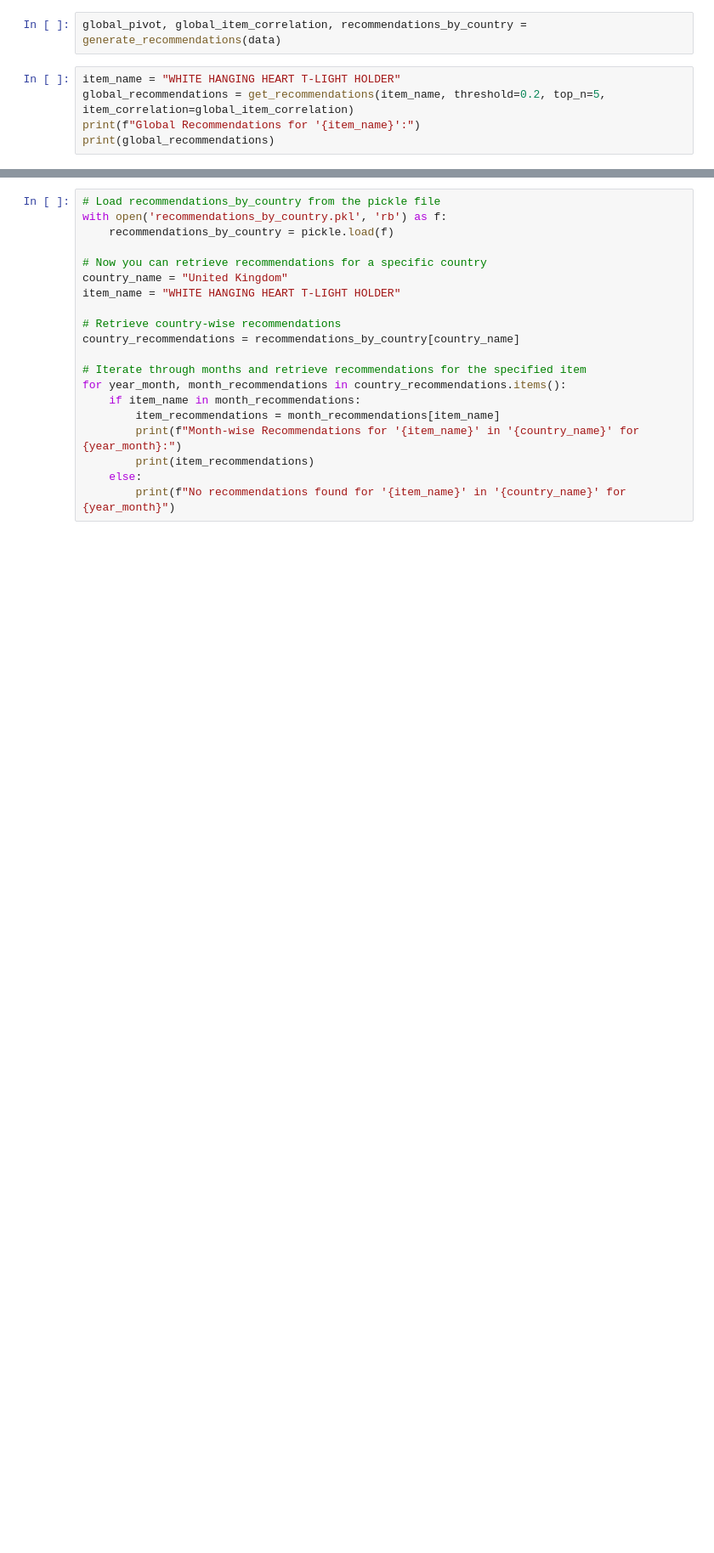
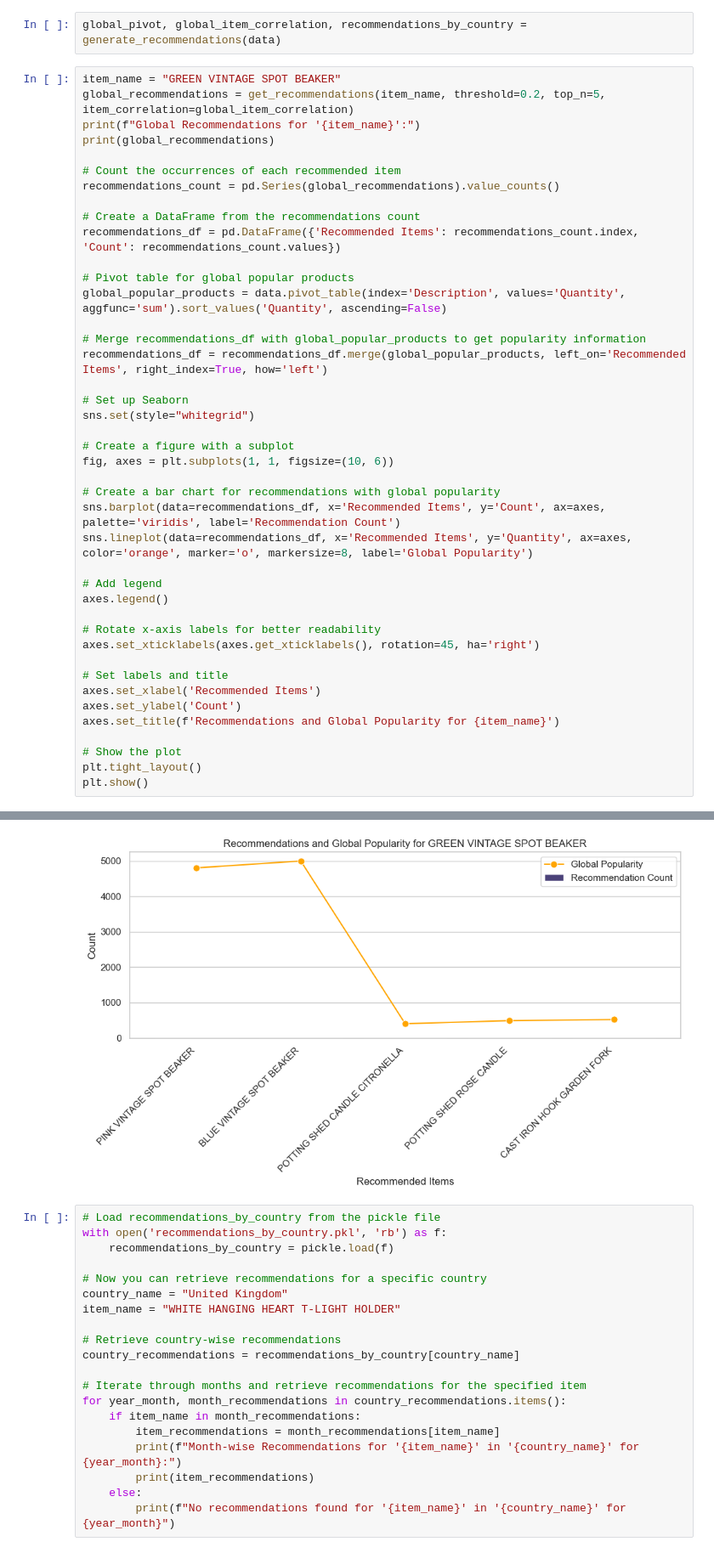
Before and after one commit to naveenkkkk/product-recommendation-model, a Jupyter notebook: maincode.ipynb, the cells around one changed output, grey strips where cells are left out. Shown: that part at 85% size. Cells and saved outputs as stored; diff of their text form; blank space fills up the shorter version.

```diff
--- a/maincode.ipynb
+++ b/maincode.ipynb
@@ -81,8 +160,45 @@ global_pivot
 # %%
 global_pivot, global_item_correlation, recommendations_by_country = generate_recommendations(data)
 # %%
-item_name = "WHITE HANGING HEART T-LIGHT HOLDER"
+item_name = "GREEN VINTAGE SPOT BEAKER"
 global_recommendations = get_recommendations(item_name, threshold=0.2, top_n=5, item_correlation=global_item_correlation)
 print(f"Global Recommendations for '{item_name}':")
 print(global_recommendations)
+
+# Count the occurrences of each recommended item
+recommendations_count = pd.Series(global_recommendations).value_counts()
+
+# Create a DataFrame from the recommendations count
+recommendations_df = pd.DataFrame({'Recommended Items': recommendations_count.index, 'Count': recommendations_count.values})
+
+# Pivot table for global popular products
+global_popular_products = data.pivot_table(index='Description', values='Quantity', aggfunc='sum').sort_values('Quantity', ascending=False)
+
+# Merge recommendations_df with global_popular_products to get popularity information
+recommendations_df = recommendations_df.merge(global_popular_products, left_on='Recommended Items', right_index=True, how='left')
+
+# Set up Seaborn
+sns.set(style="whitegrid")
+
+# Create a figure with a subplot
+fig, axes = plt.subplots(1, 1, figsize=(10, 6))
+
+# Create a bar chart for recommendations with global popularity
+sns.barplot(data=recommendations_df, x='Recommended Items', y='Count', ax=axes, palette='viridis', label='Recommendation Count')
+sns.lineplot(data=recommendations_df, x='Recommended Items', y='Quantity', ax=axes, color='orange', marker='o', markersize=8, label='Global Popularity')
+
+# Add legend
+axes.legend()
+
+# Rotate x-axis labels for better readability
+axes.set_xticklabels(axes.get_xticklabels(), rotation=45, ha='right')
+
+# Set labels and title
+axes.set_xlabel('Recommended Items')
+axes.set_ylabel('Count')
+axes.set_title(f'Recommendations and Global Popularity for {item_name}')
+
+# Show the plot
+plt.tight_layout()
+plt.show()
 # %% [output]
@@ -91,3 +207,4 @@ Global Recommendations for 'WHITE HANGING HEART T-LIGHT HOLDER':
+[figure, added]
 # %%
 # Load recommendations_by_country from the pickle file
 with open('recommendations_by_country.pkl', 'rb') as f:
```
Also changed, not shown: parts of 9 cells of this notebook.
